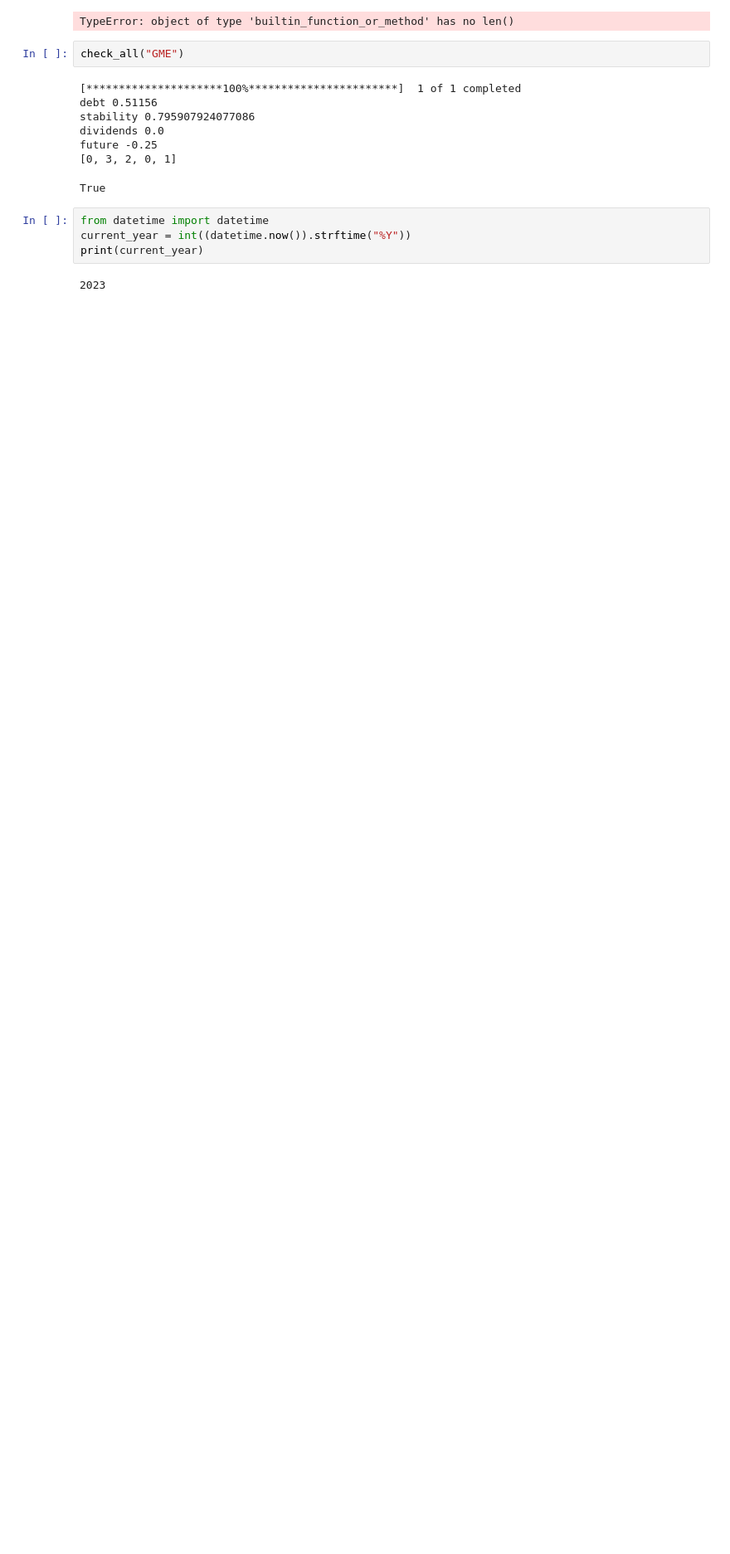
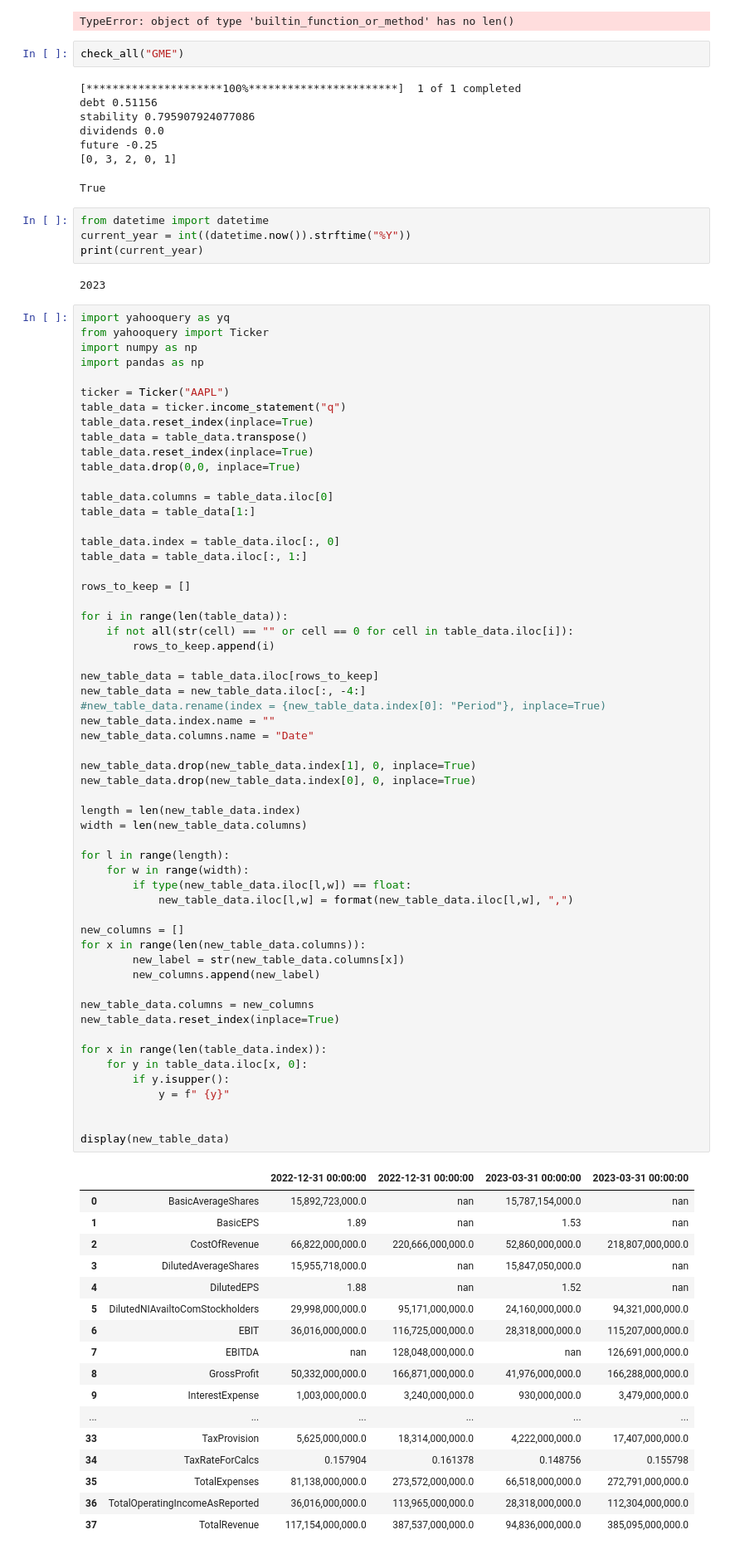
Before and after one commit to Ravdar/tickery, a Jupyter notebook: data_project.ipynb, the cells around one changed output. Shown at 83% size. Saved outputs shown, nothing was run; the diff lists cells and outputs as text; blank space fills up the shorter version.

```diff
--- a/data_project.ipynb
+++ b/data_project.ipynb
@@ -612,3 +612,78 @@ current_year = int((datetime.now()).strftime("%Y"))
 print(current_year)
 # %% [output]
 2023
+# %%
+import yahooquery as yq
+from yahooquery import Ticker
+import numpy as np
+import pandas as np
+
+ticker = Ticker("AAPL")
+table_data = ticker.income_statement("q")
+table_data.reset_index(inplace=True)
+table_data = table_data.transpose()
+table_data.reset_index(inplace=True)
+table_data.drop(0,0, inplace=True)
+
+table_data.columns = table_data.iloc[0]
+table_data = table_data[1:]
+
+table_data.index = table_data.iloc[:, 0]
+table_data = table_data.iloc[:, 1:]
+
+rows_to_keep = []
+
+for i in range(len(table_data)):
+    if not all(str(cell) == "" or cell == 0 for cell in table_data.iloc[i]):
+        rows_to_keep.append(i)
+
+new_table_data = table_data.iloc[rows_to_keep]
+new_table_data = new_table_data.iloc[:, -4:]
+#new_table_data.rename(index = {new_table_data.index[0]: "Period"}, inplace=True)
+new_table_data.index.name = ""
+new_table_data.columns.name = "Date"
+
+new_table_data.drop(new_table_data.index[1], 0, inplace=True)
+new_table_data.drop(new_table_data.index[0], 0, inplace=True)
+
+length = len(new_table_data.index)
+width = len(new_table_data.columns)
+
+for l in range(length):
+    for w in range(width):
+        if type(new_table_data.iloc[l,w]) == float:
+            new_table_data.iloc[l,w] = format(new_table_data.iloc[l,w], ",")
+
+new_columns = []
+for x in range(len(new_table_data.columns)):
+        new_label = str(new_table_data.columns[x])
+        new_columns.append(new_label)
+
+new_table_data.columns = new_columns
+new_table_data.reset_index(inplace=True)
+
+for x in range(len(table_data.index)):
+    for y in table_data.iloc[x, 0]:
+        if y.isupper():
+            y = f" {y}"
+
+
+display(new_table_data)
+# %% [output]
+|  |  | 2022-12-31 00:00:00 | 2022-12-31 00:00:00 | 2023-03-31 00:00:00 | 2023-03-31 00:00:00 |
+| 0 | BasicAverageShares | 15,892,723,000.0 | nan | 15,787,154,000.0 | nan |
+| 1 | BasicEPS | 1.89 | nan | 1.53 | nan |
+| 2 | CostOfRevenue | 66,822,000,000.0 | 220,666,000,000.0 | 52,860,000,000.0 | 218,807,000,000.0 |
+| 3 | DilutedAverageShares | 15,955,718,000.0 | nan | 15,847,050,000.0 | nan |
+| 4 | DilutedEPS | 1.88 | nan | 1.52 | nan |
+| 5 | DilutedNIAvailtoComStockholders | 29,998,000,000.0 | 95,171,000,000.0 | 24,160,000,000.0 | 94,321,000,000.0 |
+| 6 | EBIT | 36,016,000,000.0 | 116,725,000,000.0 | 28,318,000,000.0 | 115,207,000,000.0 |
+| 7 | EBITDA | nan | 128,048,000,000.0 | nan | 126,691,000,000.0 |
+| 8 | GrossProfit | 50,332,000,000.0 | 166,871,000,000.0 | 41,976,000,000.0 | 166,288,000,000.0 |
+| 9 | InterestExpense | 1,003,000,000.0 | 3,240,000,000.0 | 930,000,000.0 | 3,479,000,000.0 |
+| ... | ... | ... | ... | ... | ... |
+| 33 | TaxProvision | 5,625,000,000.0 | 18,314,000,000.0 | 4,222,000,000.0 | 17,407,000,000.0 |
+| 34 | TaxRateForCalcs | 0.157904 | 0.161378 | 0.148756 | 0.155798 |
+| 35 | TotalExpenses | 81,138,000,000.0 | 273,572,000,000.0 | 66,518,000,000.0 | 272,791,000,000.0 |
+| 36 | TotalOperatingIncomeAsReported | 36,016,000,000.0 | 113,965,000,000.0 | 28,318,000,000.0 | 112,304,000,000.0 |
+| 37 | TotalRevenue | 117,154,000,000.0 | 387,537,000,000.0 | 94,836,000,000.0 | 385,095,000,000.0 |
```
Also changed, not shown: parts of 10 cells of this notebook, 4 other files.
